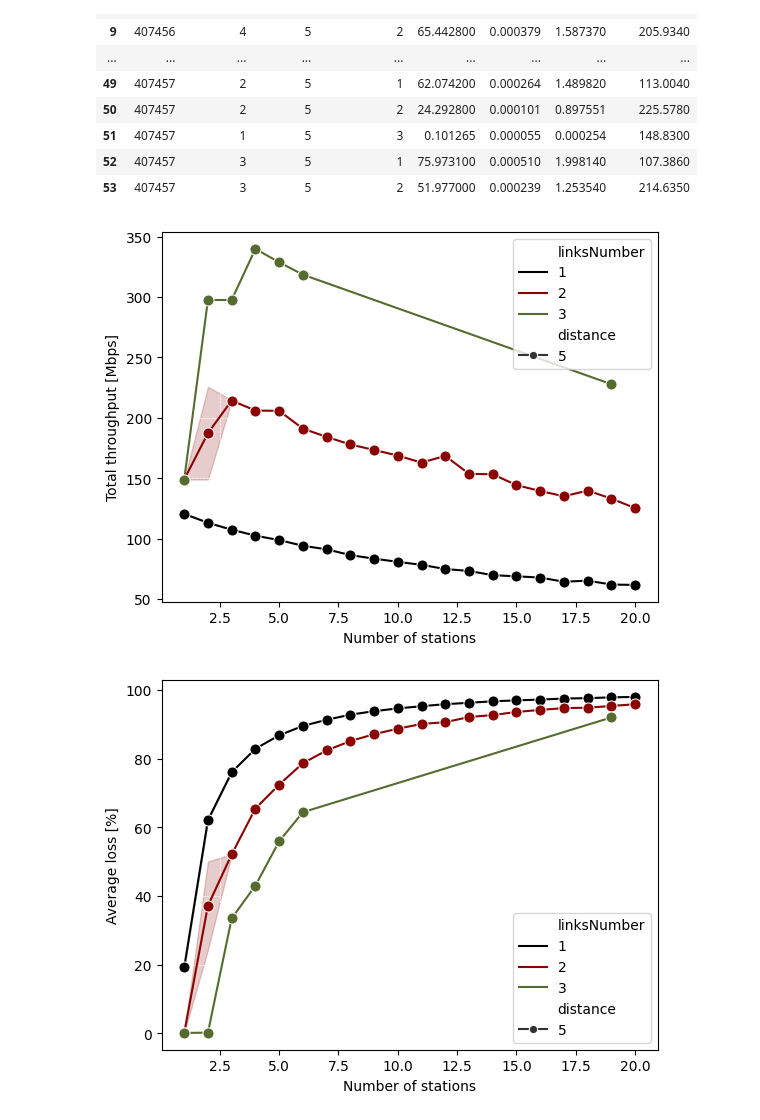
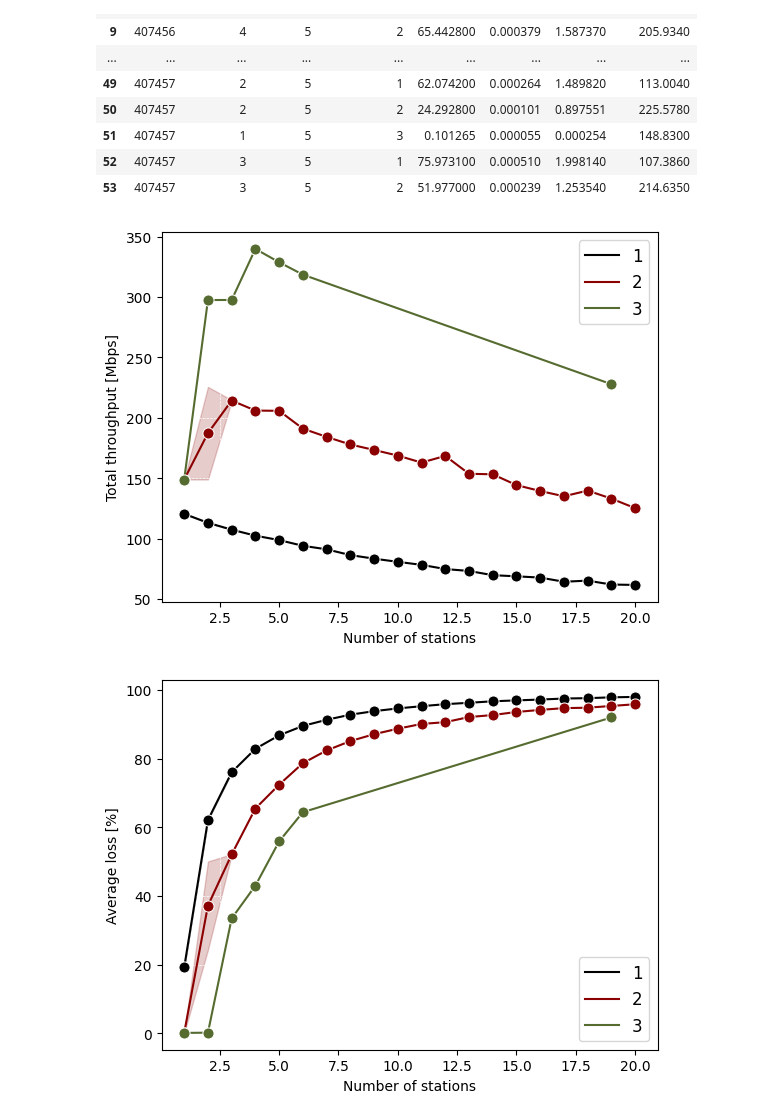
Before and after one commit to fmargul/magisterka, a Jupyter notebook: station.ipynb, the cells around one changed output. Saved outputs shown, nothing was run; the diff lists cells and outputs as text; code cells hidden in the pictures.

```diff
--- a/station.ipynb
+++ b/station.ipynb
@@ -42,25 +42,37 @@ ax.tick_params(axis='y', which='both', labelleft=True)
 for line in ax.get_lines():  # Modyfikacja markerów w istniejących liniach
     line.set_markersize(marker_size)
 
-
+handles, labels = ax.get_legend_handles_labels()
+ax.legend(
+      handles=handles[1:4],
+      labels=['1', '2', '3'],
+      ncol=1,              # Liczba kolumn w legendzie
+      fontsize='large',   # Rozmiar czcionki
+    )
 ax.set(xlabel=xlabel, ylabel='Total throughput [Mbps]')
-plt.savefig('dist_thr.svg', bbox_inches='tight')
+plt.savefig('sta_thr.svg', bbox_inches='tight')
 # %% [output]
-[figure, old version]
+[figure, new version]
 # %%
 ax = None
 plt.grid(color = 'white', linestyle = '--', linewidth = 0.5)
 
 ax = sns.lineplot(data=plot_sum, x='nStations', y='loss', hue='linksNumber', errorbar=('ci'), markers=True, palette=palette, ax=ax, style='distance')
 ax.tick_params(axis='y', which='both', labelleft=True)
 for line in ax.get_lines():  # Modyfikacja markerów w istniejących liniach
     line.set_markersize(marker_size)
 
-
+handles, labels = ax.get_legend_handles_labels()
+ax.legend(
+      handles=handles[1:4],
+      labels=['1', '2', '3'],
+      ncol=1,              # Liczba kolumn w legendzie
+      fontsize='large',   # Rozmiar czcionki
+    )
 ax.set(xlabel=xlabel, ylabel='Average loss [%]')
 plt.savefig('sta_loss.svg', bbox_inches='tight')
 # %% [output]
-[figure, old version]
+[figure, new version]
 # %%
 plot_sum = plot_sum[plot_sum['latency'] != 0]
 # %%
```
Also changed, not shown: parts of 2 cells of this notebook, 17 other files.
